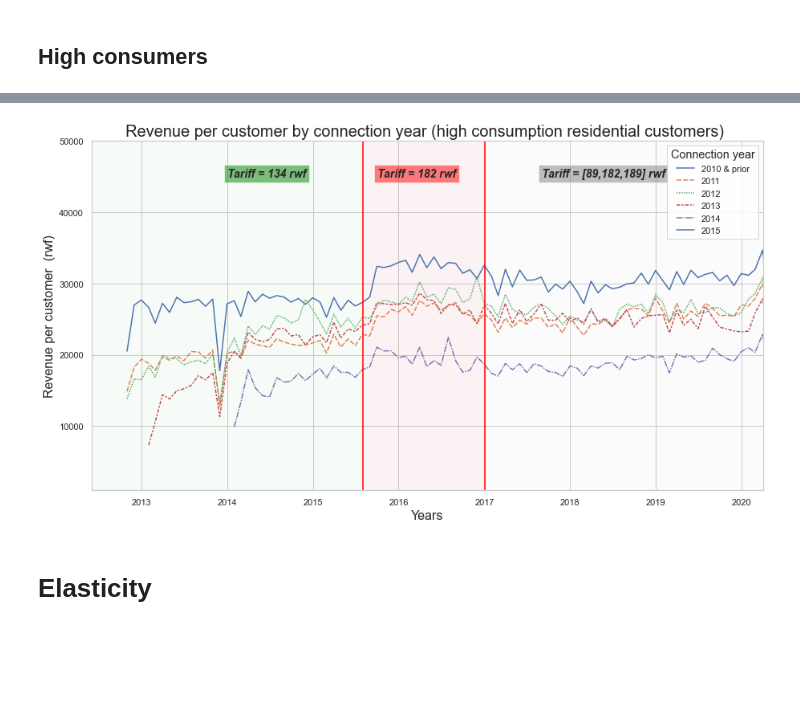
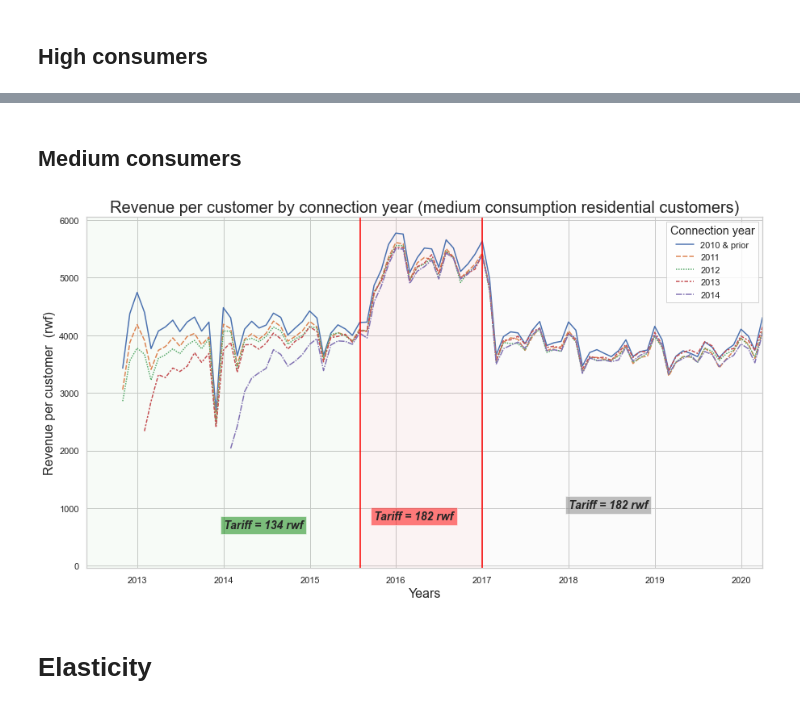
Before and after one commit to mugyenyij/reg_consumption, a Jupyter notebook: median_consumption_by_conn_year.ipynb, the cells around one changed output, grey strips where cells are left out. Cells and saved outputs as stored; diff of their text form; code cells hidden in the pictures; blank space fills up the shorter version.

```diff
--- a/median_consumption_by_conn_year.ipynb
+++ b/median_consumption_by_conn_year.ipynb
@@ -549,0 +713,8 @@ print(f'{round(perc_val*100,0)}% of customers have 80% of transactions above 50
+# %%
+high_customer_true_list = all_high[all_high['percent_kwhs_above_50'
+                                        ]>=80].meter_serial_number_consumer_id.unique(
+).tolist()
+combined_high_df= combined_high_df[combined_high_df.meter_serial_number_consumer_id.isin(high_customer_true_list)]
+high_count = combined_high_df.meter_serial_number_consumer_id.nunique()
+print(high_count)
+print(f'{round(((high_high_conf_count-high_count)/high_high_conf_count)*100,0)}% drop in customers')
@@ -727,52 +977,63 @@ rev_per_customer_per_year_high = total_rev_per_year_high.divide(high_monthly_cus
+# %% [markdown]
+## Medium consumers
+# %%
+# total revenue
+total_rev_per_year_medium = combined_medium_df.groupby(['installation_year','trans_period'])['amounts'].sum().unstack().T
+
+# groupby by monthly payments then compute the total payments each month
+medium_monthly_customer_count = combined_medium_df.groupby(['installation_year','trans_period']
+                                                    )['meter_serial_number_consumer_id'
+                                                     ].count().unstack().T
+
+# revenue per medium residential customer
+rev_per_customer_per_year_medium = total_rev_per_year_medium.divide(medium_monthly_customer_count)
 # %%
 from matplotlib.ticker import FuncFormatter
-def billions(x, pos):
+def millions(x, pos):
     'The two args are the value and tick position'
-    return '%1.1fB' % (x * 1e-9)
+    return '%1.1fM' % (x * 1e-6)
 
 
-formatter = FuncFormatter(billions)
-city = 'NON KIGALI'
+formatter = FuncFormatter(millions)
 
 data_list = ['total_revenue','revenue_per_customer']
 data = data_list[1]
+city = None
 
 sns.set(style = 'whitegrid',rc={'figure.figsize':(15,8)})
 if data == 'total_revenue':
-    ax = sns.lineplot(data=total_rev_per_year_high)
+    ax = sns.lineplot(data=total_rev_per_year_medium)
     ax.yaxis.set_major_formatter(formatter)
-    text_yposition = 200000000#600000000
+    text_yposition = 12000000
     ax.set_ylabel('monthly revenues  (rwf)', fontsize=16)
-    ax.set_title(f'Total monthly revenues by connection year (high consumption residential) {city}', fontsize=20)
-    # ax.set_ylim([10000000,200000000])
+    ax.set_title(f'Total monthly revenues by connection year (medium consumption residential customers) {city}', fontsize=20)
 
 elif data == 'revenue_per_customer':
-    ax = sns.lineplot(data=rev_per_customer_per_year_high)
-    text_yposition = 45000
+    ax = sns.lineplot(data=rev_per_customer_per_year_medium)
+    text_yposition = 1000
     ax.set_ylabel('Revenue per customer  (rwf)', fontsize=16)
-    ax.set_title(f'Revenue per customer by connection year (high consumption residential customers) ', fontsize=20)
-    ax.set_ylim([1000,50000])
+    ax.set_title(f'Revenue per customer by connection year (medium consumption residential customers)', fontsize=20)
 
 ax.set_xlabel('Years', fontsize=16)
 ax.set_xlim([datetime.date(2012, 6, 1), datetime.date(2020, 4, 1)])
 
-plt.legend(['2010 & prior', '2011','2012','2013','2014','2015'], # ,'2016','2017','2018','2019'
+plt.legend(['2010 & prior', '2011','2012','2013','2014'], # ,'2015','2016','2017','2018','2019'
           title="Connection year",fancybox=False, title_fontsize='large')
-plt.text(datetime.date(2014, 1, 1), text_yposition,'Tariff = 134 rwf', fontsize = 14, style='italic',
+plt.text(datetime.date(2014, 1, 1),650 ,'Tariff = 134 rwf', fontsize = 14, style='italic',
         bbox = dict(facecolor = 'green', alpha = 0.5), fontweight='bold')
-plt.text(datetime.date(2015, 10, 1), text_yposition,'Tariff = 182 rwf', fontsize = 14, style='italic',
+plt.text(datetime.date(2015, 10, 1), 800,'Tariff = 182 rwf', fontsize = 14, style='italic',
         bbox = dict(facecolor = 'red', alpha = 0.5), fontweight='bold')
-plt.text(datetime.date(2017, 9, 1), text_yposition,'Tariff = [89,182,189] rwf', fontsize = 14, style='italic',
+plt.text(datetime.date(2018, 1, 1), text_yposition,'Tariff = 182 rwf', fontsize = 14, style='italic',
         bbox = dict(facecolor = 'gray', alpha = 0.5), fontweight='bold')
 
 plt.axvline(x = datetime.date(2015, 8, 1),
             color ='red')
 plt.axvline(x = datetime.date(2017, 1, 1),
             color ='red')
 plt.axvspan(datetime.date(2015, 8, 1), datetime.date(2017, 1, 1), alpha=0.03, color='red')
 plt.axvspan(datetime.date(2012, 1, 1),datetime.date(2015, 8, 1), alpha=0.03, color='green')
 plt.axvspan(datetime.date(2015, 8, 1),datetime.date(2020, 4, 1), alpha=0.03, color='gray');
 # %% [output]
-[figure, old version]
+[figure, new version]
 # %% [markdown]
 #  Elasticity
```
Also changed, not shown: parts of 36 cells of this notebook.
